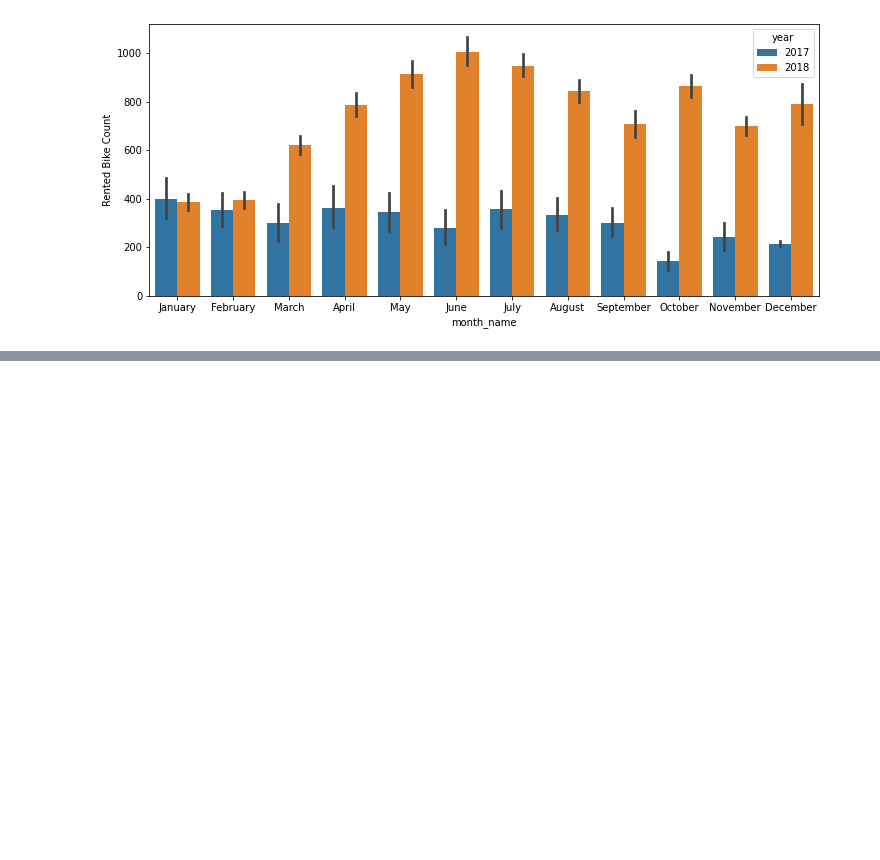
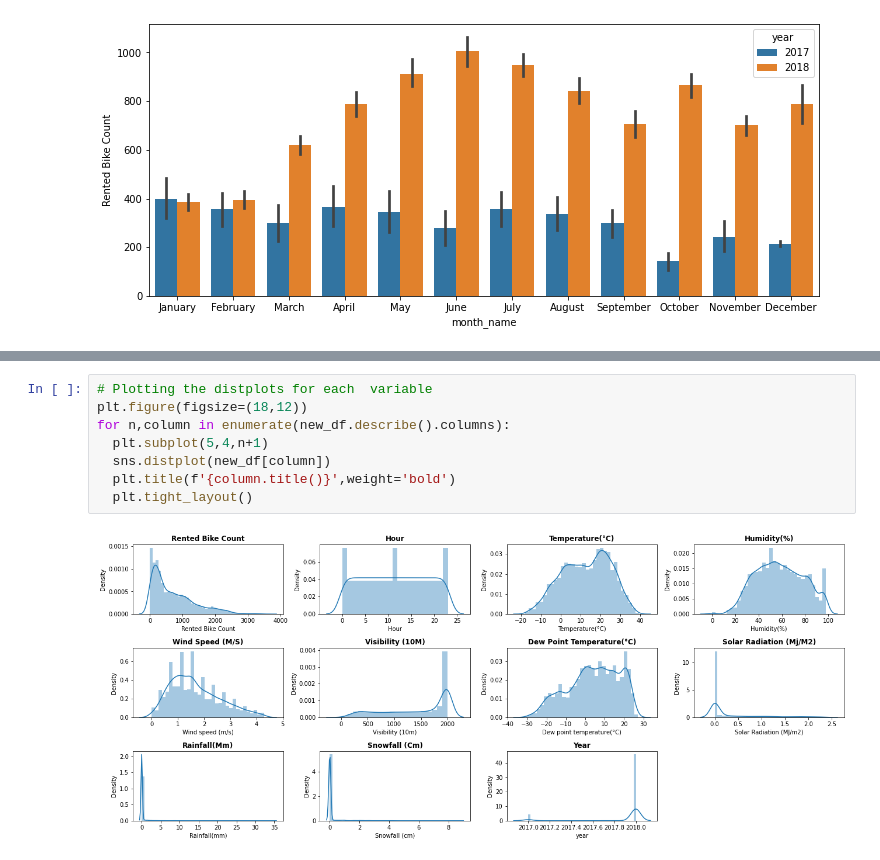
Before and after one commit to dhiru-c/Bike-Sharing-Demand-Prediction---Capstone-Project, a Jupyter notebook: Bike_Sharing_Demand_Prediction_Capstone_Project.ipynb, the cells around one changed output, grey strips where cells are left out. Saved outputs shown, nothing was run; the diff lists cells and outputs as text; blank space fills up the shorter version.

```diff
--- a/Bike_Sharing_Demand_Prediction_Capstone_Project.ipynb
+++ b/Bike_Sharing_Demand_Prediction_Capstone_Project.ipynb
@@ -258,0 +277,10 @@ sns.barplot(x=new_df['month_name'],y=new_df['Rented Bike Count'],hue='year',data
+# %%
+# Plotting the distplots for each  variable
+plt.figure(figsize=(18,12))
+for n,column in enumerate(new_df.describe().columns):
+  plt.subplot(5,4,n+1)
+  sns.distplot(new_df[column])
+  plt.title(f'{column.title()}',weight='bold')
+  plt.tight_layout()
+# %% [output]
+[figure, added]
```
Also changed, not shown: parts of 33 cells of this notebook.
